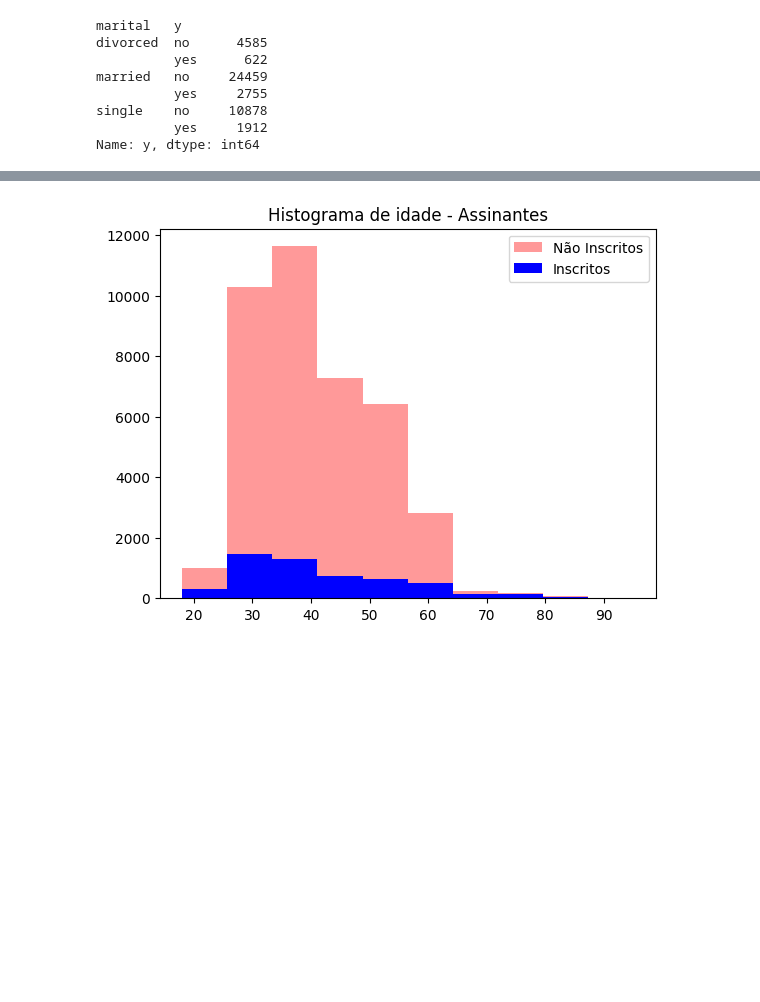
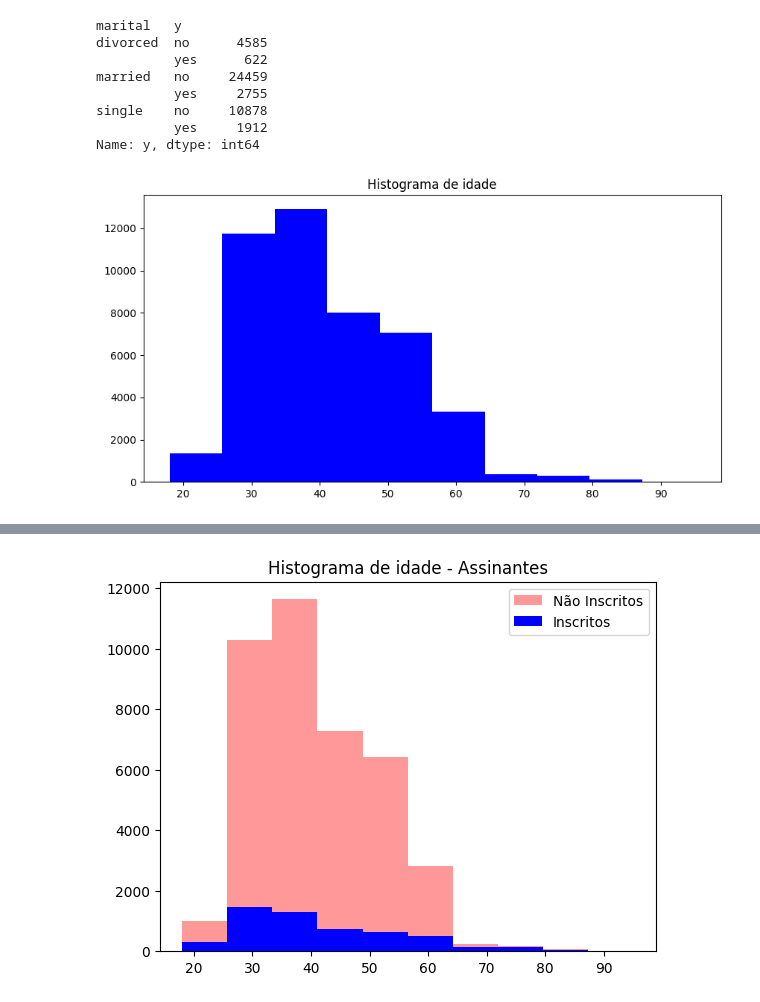
Before and after one commit to charles1706/Bank-Marketing-Propensity-Score, a Jupyter notebook: Untitled.ipynb, the cells around one changed output, grey strips where cells are left out. Drawn from its saved outputs; the diff is of its cells as text; code cells hidden in the pictures; blank space fills up the shorter version.

```diff
--- a/Untitled.ipynb
+++ b/Untitled.ipynb
@@ -50,3 +74,12 @@ Name: y, dtype: int64
 df_subs = df.query("y == 'yes'")
 # %%
 df_no_subs = df.query("y == 'no'")
+# %%
+plt.figure(figsize=(10, 5))
+plt.title("Histograma de idade")
+#plt.hist(df_no_subs.age, label='Não Inscritos', alpha=0.4, color='red')
+plt.hist(df.age, alpha=1, color='blue')
+#plt.legend()
+plt.show()
+# %% [output]
+[figure, added]
```
Also changed, not shown: parts of 9 cells of this notebook.
